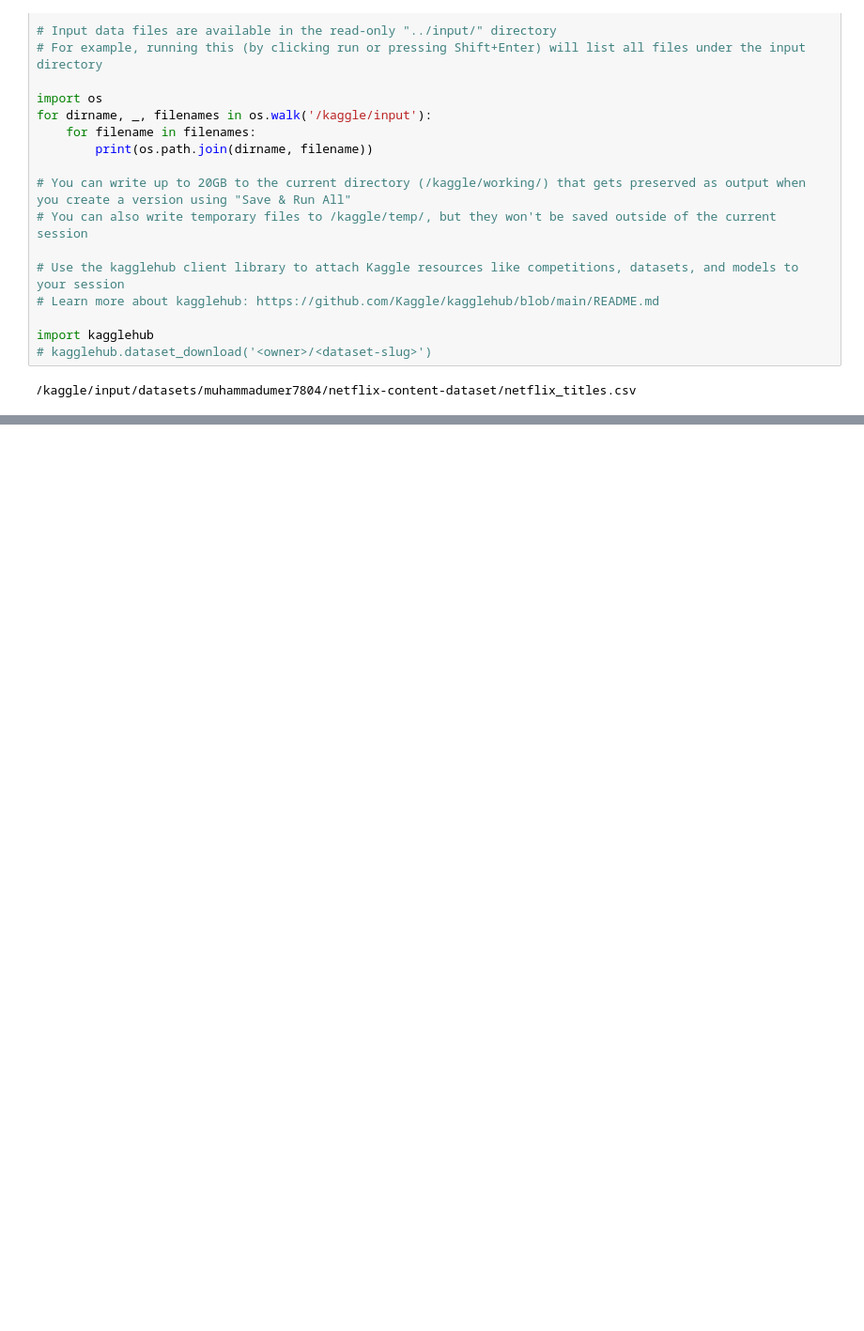
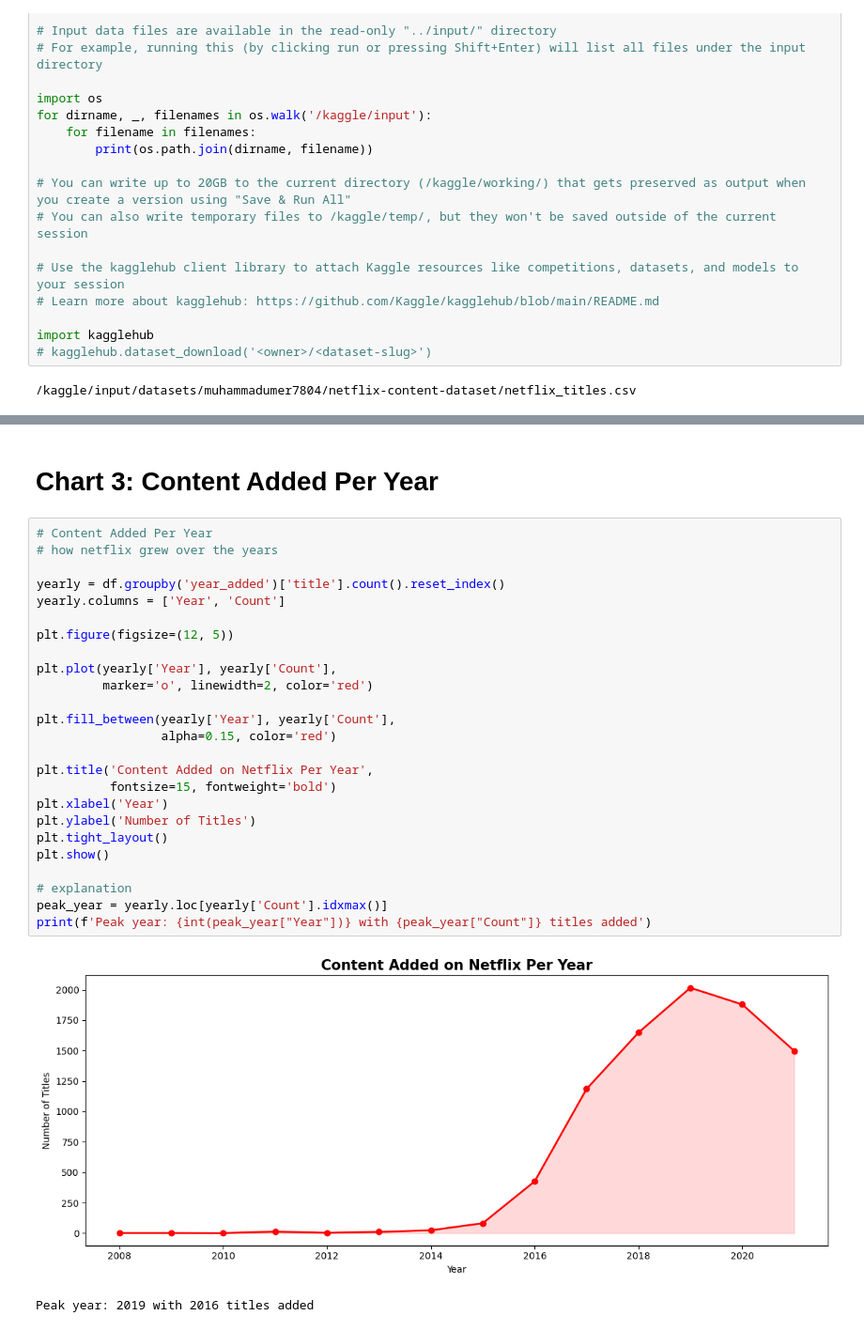
Before and after one commit to AiWriter404/Netflix_Content_Analysis, a Jupyter notebook: Netflix_Content_Analysis.ipynb, the cells around one changed output, grey strips where cells are left out. Shown at 94% size. Drawn from its saved outputs; the diff is of its cells as text; blank space fills up the shorter version.

```diff
--- a/Netflix_Content_Analysis.ipynb
+++ b/Netflix_Content_Analysis.ipynb
@@ -26,0 +317,30 @@ import kagglehub
+# %% [markdown]
+# **Chart 3: Content Added Per Year**
+# %%
+# Content Added Per Year
+# how netflix grew over the years
+
+yearly = df.groupby('year_added')['title'].count().reset_index()
+yearly.columns = ['Year', 'Count']
+
+plt.figure(figsize=(12, 5))
+
+plt.plot(yearly['Year'], yearly['Count'],
+         marker='o', linewidth=2, color='red')
+
+plt.fill_between(yearly['Year'], yearly['Count'],
+                 alpha=0.15, color='red')
+
+plt.title('Content Added on Netflix Per Year',
+          fontsize=15, fontweight='bold')
+plt.xlabel('Year')
+plt.ylabel('Number of Titles')
+plt.tight_layout()
+plt.show()
+
+# explanation
+peak_year = yearly.loc[yearly['Count'].idxmax()]
+print(f'Peak year: {int(peak_year["Year"])} with {peak_year["Count"]} titles added')
+# %% [output]
+[figure, added]
+Peak year: 2019 with 2016 titles added
```
Also changed, not shown: parts of 23 cells of this notebook.
